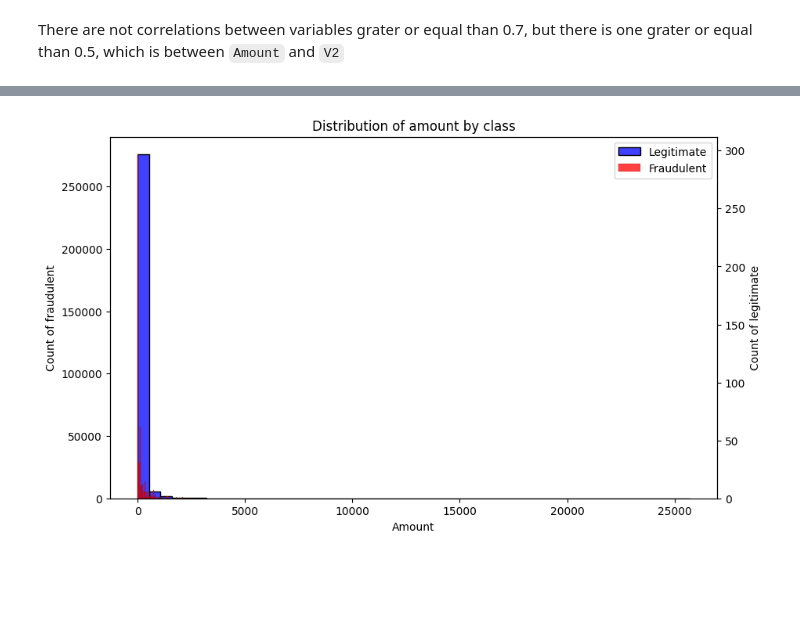
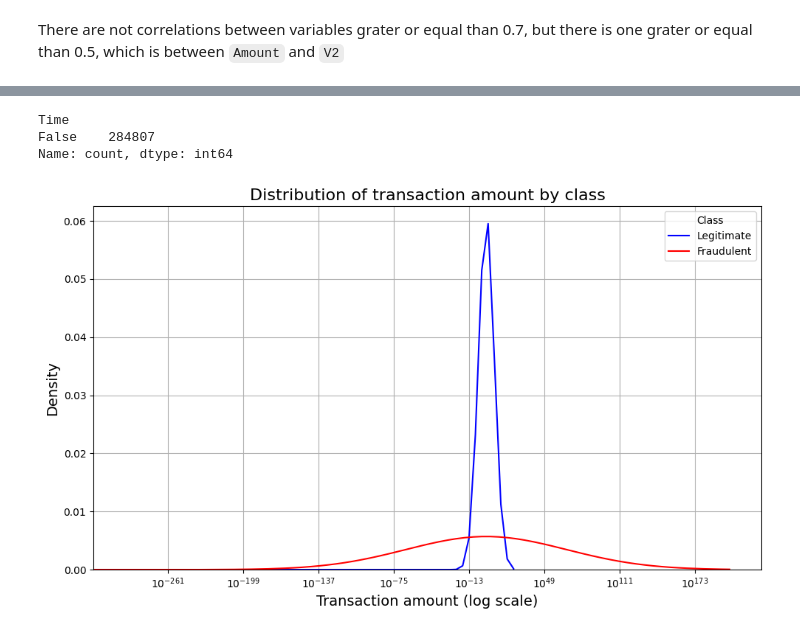
Before and after one commit to estivengrx/CognoRise_Infotech, a Jupyter notebook: notebooks/task1_transactions-fraud-detection/Credit card detection.ipynb, the cells around one changed output, grey strips where cells are left out. Drawn from its saved outputs; the diff is of its cells as text; code cells hidden in the pictures; blank space fills up the shorter version.

```diff
--- a/notebooks/task1_transactions-fraud-detection/Credit card detection.ipynb
+++ b/notebooks/task1_transactions-fraud-detection/Credit card detection.ipynb
@@ -163,27 +293,30 @@ plt.show()
-# %%
-# Distribution of Amount by class
-plt.figure(figsize=(10, 6))
-
-ax = sns.histplot(df[df['Class'] == 0]['Amount'], bins=48, color='blue', label='Legitimate')
-plt.ylabel('Count of fraudulent')
-
-# Creating a twin Axes sharing the xaxis
-ax2 = ax.twinx()
-
-sns.histplot(df[df['Class'] == 1]['Amount'], bins=48, color='red', label='Fraudulent')
-
-plt.title('Distribution of amount by class')
-plt.xlabel('Amount')
-plt.ylabel('Count of legitimate')
-
-# Adjusting legend
-lines, labels = ax.get_legend_handles_labels()
-lines2, labels2 = ax2.get_legend_handles_labels()
-ax.legend(lines + lines2, labels + labels2, loc='upper right')
-
-plt.show()
-# %% [output]
-[figure, removed]
+# %%
+(df['Time'] < 0).value_counts()
+# %% [output]
+Time
+False    284807
+Name: count, dtype: int64
+# %%
+plt.figure(figsize=(10, 6))
+
+plt.xscale('log') # Use a log scale for the y-axis
+# Use density plots instead of histograms
+sns.kdeplot(df[df['Class'] == 0]['Amount'], color='blue', label='Legitimate')
+sns.kdeplot(df[df['Class'] == 1]['Amount'], color='red', label='Fraudulent')
+
+# Add a grid
+plt.grid(True)
+
+# Add labels and title
+plt.title('Distribution of transaction amount by class', fontsize=16)
+plt.xlabel('Transaction amount (log scale)', fontsize=14)
+plt.ylabel('Density', fontsize=14)
+plt.legend(title='Class')
+
+plt.tight_layout()
+plt.show()
+# %% [output]
+[figure, added]
 # %%
 from imblearn.over_sampling import SMOTE
 
```
Also changed, not shown: parts of 18 cells of this notebook.
